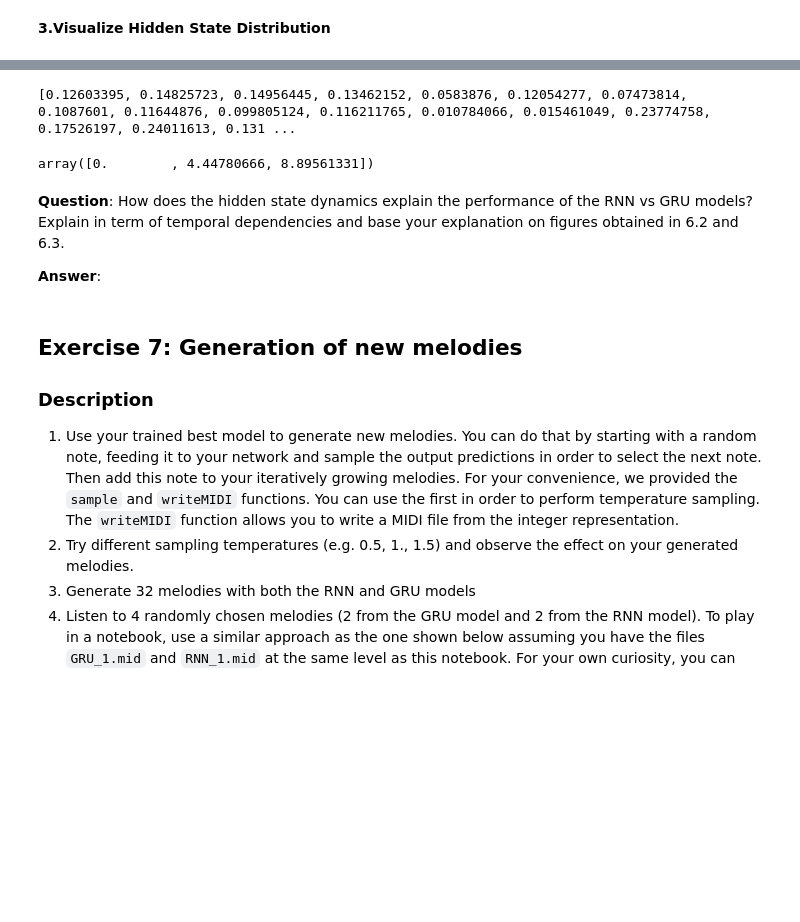
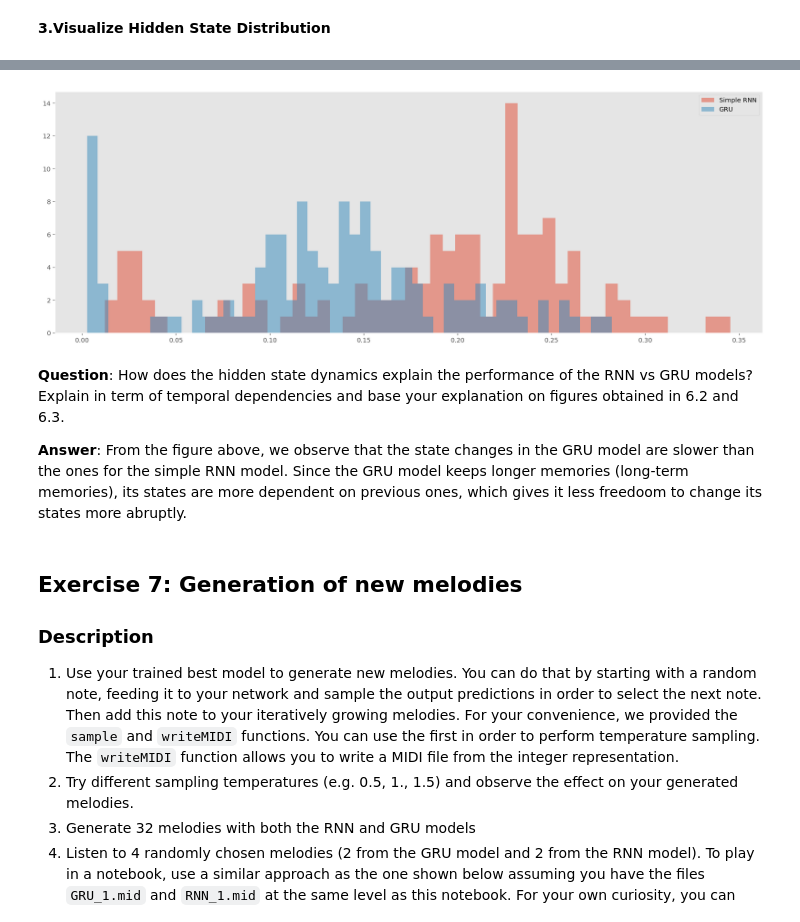
Before and after one commit to denngan/ann, a Jupyter notebook: miniproject2/miniproject2.ipynb, the cells around one changed output, grey strips where cells are left out. Saved outputs shown, nothing was run; the diff lists cells and outputs as text; code cells hidden in the pictures; blank space fills up the shorter version.

```diff
--- a/miniproject2/miniproject2.ipynb
+++ b/miniproject2/miniproject2.ipynb
@@ -1056,30 +1013,44 @@ Prediction performance:
 # %%
 def getActiveStates(H, activeidxes):
+    '''
+    Function that return the states only for
+    not masked inputs
+    '''
     activeH = []
     for idx, hidden_prediction in enumerate(H):
-        activeH.extend(hidden_prediction[activeidxes[idx],:])
+        activeH.append(hidden_prediction[activeidxes[idx],:])
     return np.asarray(activeH)
 
 def getAverageChange(H):
     '''
     Function to compute the absolute average change
-    The function calculates, for each unit, the changes for
-    every time step, and averages it.
+    The function calculates, for each song and for each unit, the changes for
+    every time step, and averages it over all songs.
     '''
-    hidden_units = H.shape[1]
+    hidden_units = H[0].shape[1]
     avgUnit = []
-    for hidden_unit in range(hidden_units):
-        states = H[:-1,hidden_unit] # step t-1
-        states_shifted = H[1:, hidden_unit] # step t
+    for song in range(H.shape[0]):
+        avgUnit_perSong = []
+        for hidden_unit in range(hidden_units):
+            states = H[song][:-1,hidden_unit] # step t-1
+            states_shifted = H[song][1:, hidden_unit] # step t
 
-        avg_per_timeStep = np.asarray(abs(states - states_shifted)) # change for every timestep
-        avgUnit.append(np.mean(avg_per_timeStep)) # changes average
+            avg_per_timeStep = np.asarray(abs(states - states_shifted)) # change for every timestep
+            avgUnit_perSong.append(np.mean(avg_per_timeStep)) # changes' average
+        avgUnit.append(avgUnit_perSong)
+
+    # average over songs
+    avgUnit = np.asarray(avgUnit).mean(0)
 
     return avgUnit
 
 def plotHiddenChanges(x, y, labels):
-    plt.hist(x, bins, alpha=0.5, label=label[0])
-    plt.hist(y, bins, alpha=0.5, label=label[1])
+    '''
+    Plot histogram for hidden states distribution
+    '''
+    plt.figure(figsize=(20,7))
+    plt.hist(x, 50, alpha=0.5, label=labels[0])
+    plt.hist(y, 50, alpha=0.5, label=labels[1])
     plt.legend(loc='upper right')
     plt.show()
 
@@ -1095,26 +1066,20 @@ def hiddenDistribution(model_states, XP, XT):
     # filter active indices
     H = getActiveStates(H, activeidxes)
 
-    # average over unit
+    # average over unit and song
     avgChange = getAverageChange(H)
 
     return avgChange
 # %%
-hiddenChangesRNN = hiddenDistribution(RNNmodel_states, XP[:5], XT[:5])
-hiddenChangesGRU = hiddenDistribution(GRUmodel_states, XP[:5], XT[:5])
+hiddenChangesRNN = hiddenDistribution(RNNmodel_states, XP, XT)
+hiddenChangesGRU = hiddenDistribution(GRUmodel_states, XP, XT)
 plotHiddenChanges(hiddenChangesRNN, hiddenChangesGRU, labels = ['Simple RNN', 'GRU'])
 # %% [output]
-[0.12603395, 0.14825723, 0.14956445, 0.13462152, 0.0583876, 0.12054277, 0.07473814, 0.1087601, 0.11644876, 0.099805124, 0.116211765, 0.010784066, 0.015461049, 0.23774758, 0.17526197, 0.24011613, 0.131 ...
+[figure, added]
-# %%
-from statsmodels import robust
-a = np.asarray([[-1,-2,-3],[1,2,3],[-1,-5,-20]])
-robust.mad(a, axis=0)
-# %% [output]
-array([0.        , 4.44780666, 8.89561331])
 # %% [markdown]
 **Question**: How does the hidden state dynamics explain the performance of the RNN vs GRU models? Explain in term of temporal dependencies and base your explanation on figures obtained in 6.2 and 6.3.
 
-**Answer**:
+**Answer**: From the figure above, we observe that the state changes in the GRU model are slower than the ones for the simple RNN model. Since the GRU model keeps longer memories (long-term memories), its states are more dependent on previous ones, which gives it less freedoom to change its states more abruptly.
 # %% [markdown]
 ## Exercise 7: Generation of new melodies
 ### Description
```
Also changed, not shown: parts of 9 cells of this notebook.
